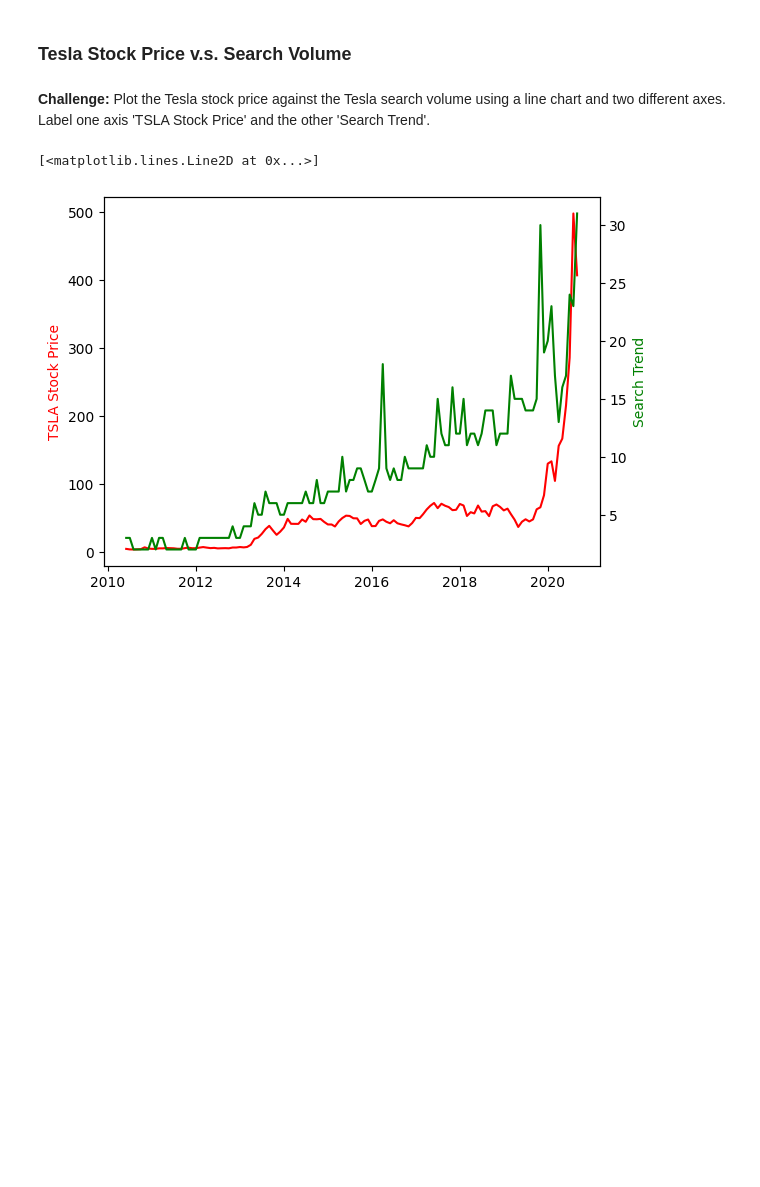
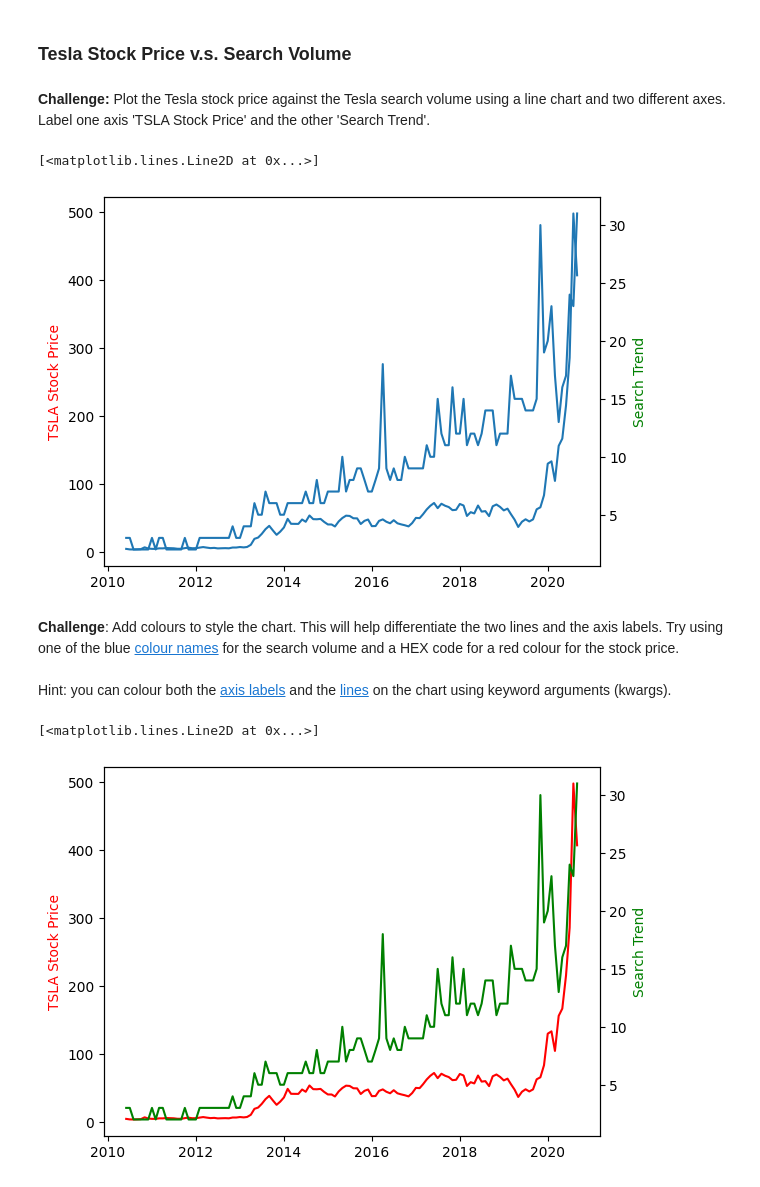
Before and after one commit to Lucasqrz1/100_Days_Of_Code, a Jupyter notebook: Day_75/Google Trends Data Viz/Google Trends and Data Visualisation (start).ipynb, the cells around one changed output. Cells and saved outputs as stored; diff of their text form; code cells hidden in the pictures; blank space fills up the shorter version.

```diff
--- a/Day_75/Google Trends Data Viz/Google Trends and Data Visualisation (start).ipynb
+++ b/Day_75/Google Trends Data Viz/Google Trends and Data Visualisation (start).ipynb
@@ -230,6 +230,23 @@ register_matplotlib_converters()
 ### Tesla Stock Price v.s. Search Volume
 # %% [markdown]
 **Challenge:** Plot the Tesla stock price against the Tesla search volume using a line chart and two different axes. Label one axis 'TSLA Stock Price' and the other 'Search Trend'.
+# %%
+ax1 = plt.gca() # Get the current axes
+ax2 = ax1.twinx()  # Create a second y-axis sharing the same x-axis
+
+ax1.set_ylabel('TSLA Stock Price', color='red') # Set the label for the first y-axis
+ax2.set_ylabel('Search Trend', color = 'green') # Set the label for the second y-axis
+
+ax1.plot(df_tesla.MONTH, df_tesla.TSLA_USD_CLOSE) # Plot the Tesla stock price on the first y-axis
+ax2.plot(df_tesla.MONTH, df_tesla.TSLA_WEB_SEARCH) # Plot the Tesla web search trend on the second y-axis
+# %% [output]
+[<matplotlib.lines.Line2D at 0x...>]
+[figure, added]
+# %% [markdown]
+**Challenge**: Add colours to style the chart. This will help differentiate the two lines and the axis labels. Try using one of the blue [colour names](https://matplotlib.org/3.1.1/gallery/color/named_colors.html) for the search volume and a HEX code for a red colour for the stock price.
+<br>
+<br>
+Hint: you can colour both the [axis labels](https://matplotlib.org/3.3.2/api/text_api.html#matplotlib.text.Text) and the [lines](https://matplotlib.org/3.2.1/api/_as_gen/matplotlib.lines.Line2D.html#matplotlib.lines.Line2D) on the chart using keyword arguments (kwargs).
 # %%
 ax1 = plt.gca() # Get the current axes
 ax2 = ax1.twinx()  # Create a second y-axis sharing the same x-axis
```
Also changed, not shown: parts of 6 cells of this notebook.
